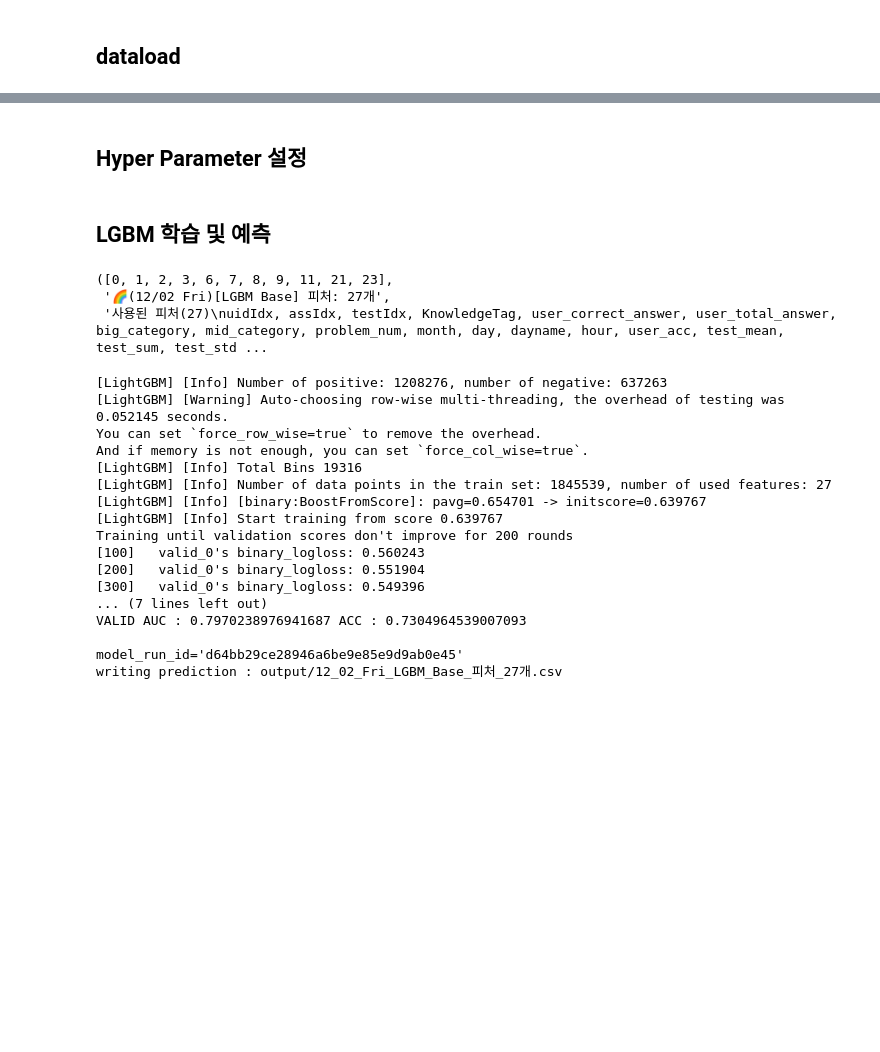
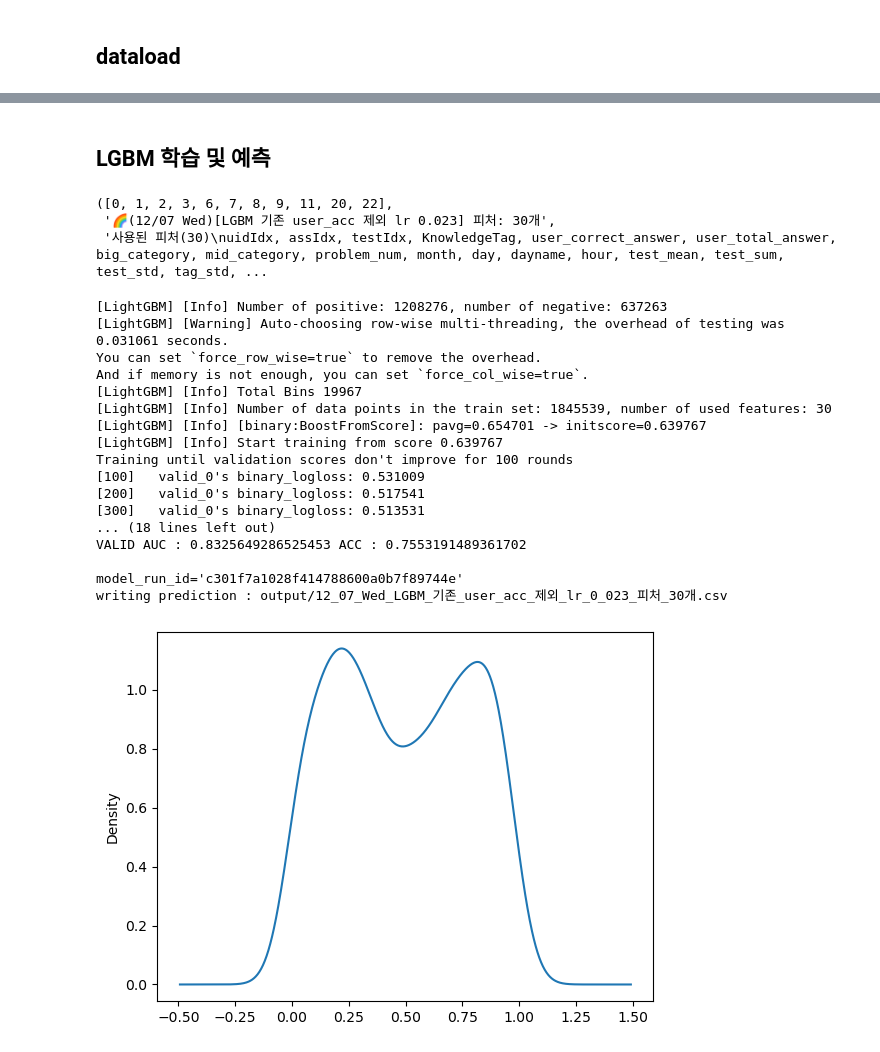
Before and after one commit to boostcampaitech4lv23recsys2/level2_dkt_recsys-level2-recsys-08, a Jupyter notebook: LGBM/LGBM_apply_FE_Baseline.ipynb, the cells around one changed output, grey strips where cells are left out. Saved outputs shown, nothing was run; the diff lists cells and outputs as text; code cells hidden in the pictures; blank space fills up the shorter version.

```diff
--- a/LGBM/LGBM_apply_FE_Baseline.ipynb
+++ b/LGBM/LGBM_apply_FE_Baseline.ipynb
@@ -49,2 +49,0 @@ df[:3]
-# %% [markdown]
-## Hyper Parameter 설정
@@ -68,6 +50,23 @@ params = {
 # %% [markdown]
 ## LGBM 학습 및 예측
 # %%
+# Hyper parameter 설정
+params = {
+#     "max_depth": 8,  # 8,
+#     "min_data_in_leaf": 1000,
+    # "feature_fraction": 0.6,  # 0.8,
+#     "bagging_fraction": 0.75,
+    # "max_cat_group": 64,
+    "objective": "binary",
+#     "boosting": "gbdt",  # dart
+    "learning_rate": 0.023,  # 0.01,
+    # "bagging_freq": 5,
+    "seed": 42,
+    # "max_bin": 50,
+#     "num_leaves": 80,  # 40,
+#     "metric": "auc",
+}
+
 ### 피처 설정
 # 사용할 Feature 설정
 FEATS = ['uidIdx',
@@ -80,7 +79,6 @@ FEATS = ['uidIdx',
          'mid_category',
          'problem_num',
          'month','day','dayname','hour',
-         'user_acc',
          'test_mean',
          'test_sum',
          'test_std',
@@ -91,9 +89,13 @@ FEATS = ['uidIdx',
          'time_category',
          'solvesec_cumsum',
          'solvecumsum_category',
-         'big_category_acc',
-         'big_category_std',
-         'big_category_cumconut'
+         'big_category_cumconut',
+         'big_category_user_cum_acc',
+         'mid_category_cumconut',
+         'mid_category_user_cum_acc',
+         'assess_count',
+         'elo_assessmentItemID',
+         'elo_problem_num',
         ]
 
 cat_feats = ['uidIdx','assIdx','testIdx','KnowledgeTag','big_category','mid_category',
@@ -103,7 +105,7 @@ cat_feats_idx = [i for i,e in enumerate(FEATS) if e in cat_feats]
 ### 학습 및 예측
 
 date = datetime.now().strftime('%m/%d %a')
-title=f"🌈({date})[LGBM Base] 피처: {len(FEATS)}개"
+title=f"🌈({date})[LGBM 기존 user_acc 제외 lr 0.023] 피처: {len(FEATS)}개"
 using_feats=", ".join(FEATS)
 desc=f"사용된 피처({len(FEATS)})\n{using_feats}"
 cat_feats_idx, title, desc
@@ -111,50 +113,52 @@ cat_feats_idx, title, desc
 mlflow.lightgbm.autolog()
 lgb_x_train = lgb.Dataset(x_train[FEATS], y_train)
 lgb_x_valid = lgb.Dataset(x_valid[FEATS], y_valid)
 
 with mlflow.start_run(run_name=title, description=desc) as run:
     model = lgb.train(
         params,
         lgb_x_train,
         valid_sets=[lgb_x_valid],
         verbose_eval=100,
         num_boost_round=3200,
         categorical_feature=cat_feats_idx,
-        early_stopping_rounds=200,
+        early_stopping_rounds=100,
     )
-
     preds = model.predict(x_valid[FEATS])
     acc = accuracy_score(y_valid, np.where(preds >= 0.5, 1, 0))
     auc = roc_auc_score(y_valid, preds)
     print(f'VALID AUC : {auc} ACC : {acc}\n')
     mlflow.log_metric("VAL AUC",auc)
     mlflow.log_metric("VAL Set SEED",SEED)
     model_run_id=run.info.run_id
     post_slack("done")
     print(f"{model_run_id=}")
     file_name = title2filename(title)
-    lgbm_predict(test, model, FEATS, f'{file_name}.csv')
+    test_preds = lgbm_predict(test, model, FEATS, f'{file_name}.csv')
+
+q = pd.Series(test_preds).plot(kind='kde')
 # %% [output]
-([0, 1, 2, 3, 6, 7, 8, 9, 11, 21, 23],
- '🌈(12/02 Fri)[LGBM Base] 피처: 27개',
- '사용된 피처(27)\nuidIdx, assIdx, testIdx, KnowledgeTag, user_correct_answer, user_total_answer, big_category, mid_category, problem_num, month, day, dayname, hour, user_acc, test_mean, test_sum, test_std ...
+([0, 1, 2, 3, 6, 7, 8, 9, 11, 20, 22],
+ '🌈(12/07 Wed)[LGBM 기존 user_acc 제외 lr 0.023] 피처: 30개',
+ '사용된 피처(30)\nuidIdx, assIdx, testIdx, KnowledgeTag, user_correct_answer, user_total_answer, big_category, mid_category, problem_num, month, day, dayname, hour, test_mean, test_sum, test_std, tag_std, ...
 [LightGBM] [Info] Number of positive: 1208276, number of negative: 637263
-[LightGBM] [Warning] Auto-choosing row-wise multi-threading, the overhead of testing was 0.052145 seconds.
+[LightGBM] [Warning] Auto-choosing row-wise multi-threading, the overhead of testing was 0.031061 seconds.
 You can set `force_row_wise=true` to remove the overhead.
 And if memory is not enough, you can set `force_col_wise=true`.
-[LightGBM] [Info] Total Bins 19316
-[LightGBM] [Info] Number of data points in the train set: 1845539, number of used features: 27
+[LightGBM] [Info] Total Bins 19967
+[LightGBM] [Info] Number of data points in the train set: 1845539, number of used features: 30
 [LightGBM] [Info] [binary:BoostFromScore]: pavg=0.654701 -> initscore=0.639767
 [LightGBM] [Info] Start training from score 0.639767
-Training until validation scores don't improve for 200 rounds
-[100]   valid_0's binary_logloss: 0.560243
-[200]   valid_0's binary_logloss: 0.551904
-[300]   valid_0's binary_logloss: 0.549396
-... (7 lines left out)
-VALID AUC : 0.7970238976941687 ACC : 0.7304964539007093
+Training until validation scores don't improve for 100 rounds
+[100]   valid_0's binary_logloss: 0.531009
+[200]   valid_0's binary_logloss: 0.517541
+[300]   valid_0's binary_logloss: 0.513531
+... (18 lines left out)
+VALID AUC : 0.8325649286525453 ACC : 0.7553191489361702
 
-model_run_id='d64bb29ce28946a6be9e85e9d9ab0e45'
-writing prediction : output/12_02_Fri_LGBM_Base_피처_27개.csv
+model_run_id='c301f7a1028f414788600a0b7f89744e'
+writing prediction : output/12_07_Wed_LGBM_기존_user_acc_제외_lr_0_023_피처_30개.csv
+[figure, added]
 # %%
 ### 제출 mlflow 등록
 # 제출시
```
Also changed, not shown: parts of 3 cells of this notebook.
